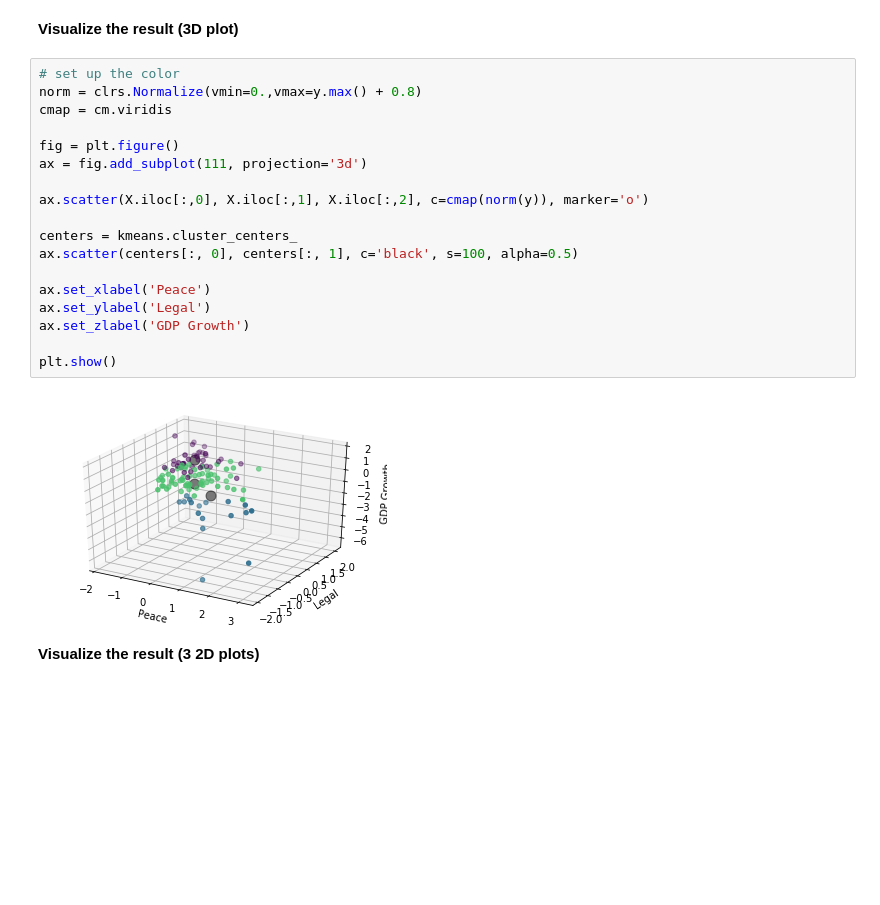
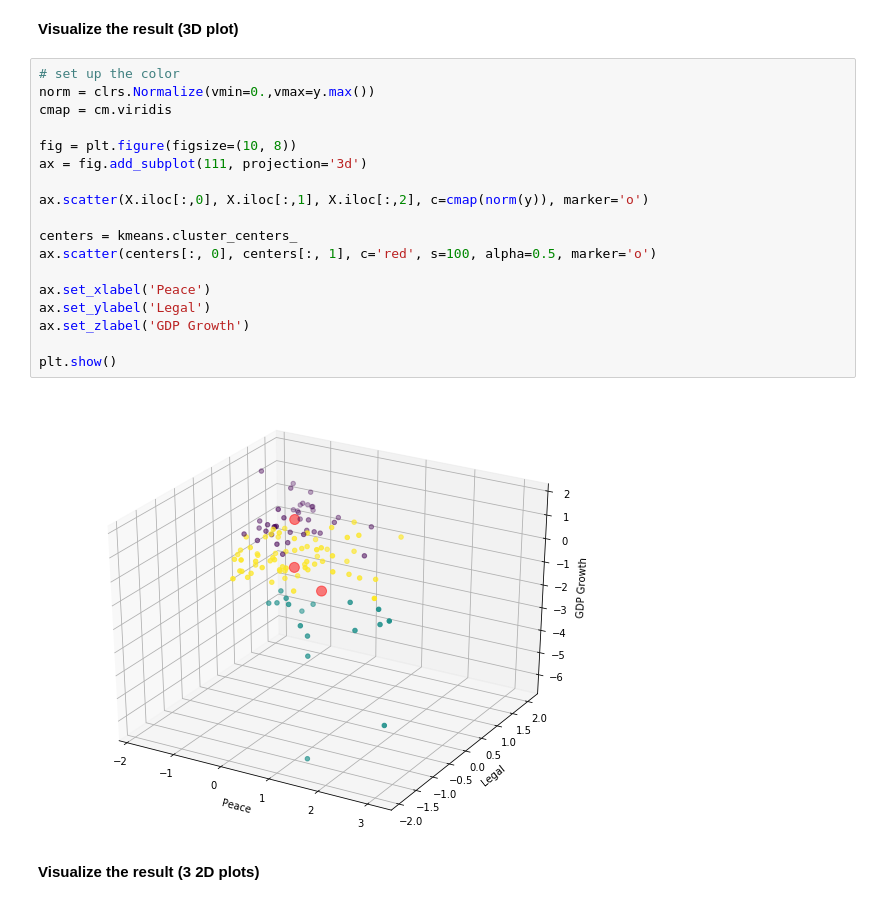
Before and after one commit to qf-workshop-2021/introduction-to-machine-learning, a Jupyter notebook: 1_notebooks/introduction-to-machine-learning.ipynb, the cells around one changed output. Saved outputs shown, nothing was run; the diff lists cells and outputs as text; blank space fills up the shorter version.

```diff
--- a/1_notebooks/introduction-to-machine-learning.ipynb
+++ b/1_notebooks/introduction-to-machine-learning.ipynb
@@ -777,24 +828,24 @@ cluster labels:  [2 2 1 1 0 0 1 2 2 0 2 2 2 0 1 2 1 2 0 1 0 2 2 0 2 2 0 1 0 2 1
 **Visualize the result (3D plot)**
 # %%
 # set up the color
-norm = clrs.Normalize(vmin=0.,vmax=y.max() + 0.8)
+norm = clrs.Normalize(vmin=0.,vmax=y.max())
 cmap = cm.viridis
 
-fig = plt.figure()
+fig = plt.figure(figsize=(10, 8))
 ax = fig.add_subplot(111, projection='3d')
 
 ax.scatter(X.iloc[:,0], X.iloc[:,1], X.iloc[:,2], c=cmap(norm(y)), marker='o')
 
 centers = kmeans.cluster_centers_
-ax.scatter(centers[:, 0], centers[:, 1], c='black', s=100, alpha=0.5)
+ax.scatter(centers[:, 0], centers[:, 1], c='red', s=100, alpha=0.5, marker='o')
 
 ax.set_xlabel('Peace')
 ax.set_ylabel('Legal')
 ax.set_zlabel('GDP Growth')
 
 plt.show()
 # %% [output]
-[figure, old version]
+[figure, new version]
 # %% [markdown]
 **Visualize the result (3 2D plots)**
 # %%
```
Also changed, not shown: parts of 23 cells of this notebook, 2 other files.
